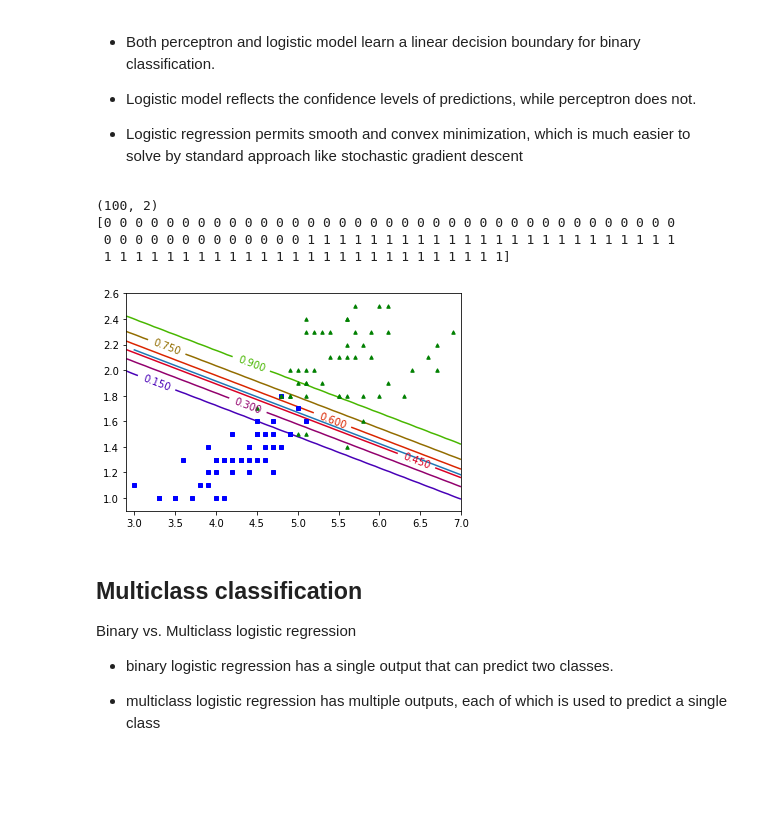
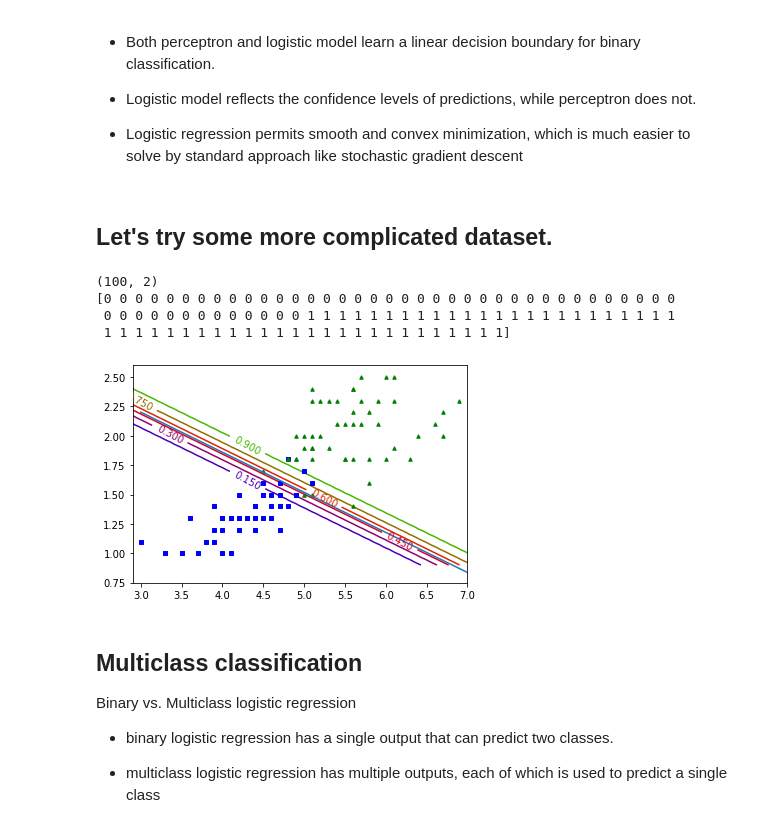
Before and after one commit to yexf308/MachineLearning, a Jupyter notebook: Module1/Logistic_regression2.ipynb, the cells around one changed output. Cells and saved outputs as stored; diff of their text form; code cells hidden in the pictures; blank space fills up the shorter version.

```diff
--- a/Module1/Logistic_regression2.ipynb
+++ b/Module1/Logistic_regression2.ipynb
@@ -86,8 +86,8 @@ $$ \mathbf{w}_{t+1}=\mathbf{w}_t-\frac{\eta_t}{|\mathcal{B}_t|} \sum_{i\in \math
 Validity of SGD: the expectation is the true gradient,
 $$ \mathbb{E}\left[\frac{1}{|\mathcal{B}_t|}\sum_{i\in \mathcal{B}_t }\nabla L_i(\mathbf{w})  \right]=\frac{1}{n}\sum_{i=1}^n\nabla L_i(\mathbf{w})$$
 # %%
-# Make a prediction with weights
-def predict(x, w):
+# calculate the prob with y=1
+def prob(x, w):
 	z = x.dot(w)
 
 	return 1.0 / (1.0 + exp(-z))
@@ -122,12 +122,19 @@ print(X)
  [ 1.          8.67541865 -0.24206865]
  [ 1.          7.67375647  3.50856301]]
 [figure]
+# %%
+def cross_entropy_loss(probability, y):
+  if y == 1:
+    return -y*log(probability)
+  else:
+    return -(1-y)*log(1-probability)
 # %%
 # Estimate logistic regression coefficients using stochastic gradient descent
 
 def train_weights(X, y, l_epoch_span, n_epoch, threshold=0.002):
-  n, m    = X.shape
-  weights = zeros(m) # Initial condition is always 0 vector. it is a bad idea!
+  n, d    = X.shape
+  sum_error_store = []
+  weights = np.zeros(d) # Initial condition is always 0 vector. it is a bad idea!
   # you should modify this code to make IC as an input. Then you can call this call function put the last weight as the new initial condition.
   for epoch in range(n_epoch):
     l_rate   = l_epoch_span[epoch]
@@ -135,15 +142,17 @@ def train_weights(X, y, l_epoch_span, n_epoch, threshold=0.002):
     arr = np.arange(n)
     random.shuffle(arr)
     for i in arr:
-      prediction = predict(X[i,:], weights)
-      error      = prediction - y[i]
-      sum_error  = error**2 + sum_error
+      probability = prob(X[i,:], weights)
+      error      = probability - y[i]
+      #sum_error  = error**2 + sum_error
+      sum_error  = cross_entropy_loss(probability, y[i]) + sum_error
       weights    = weights - l_rate * error * X[i,:]
+    sum_error_store.append(sum_error)
     print('sum_error at ',epoch+1, 'epoch is ', sum_error)
     if sum_error<threshold:
       break
 
 
-  return weights
+  return weights, sum_error_store
 # %%
 
@@ -191,6 +187,8 @@ perceptron does not.
 
 - Logistic regression permits smooth and convex minimization, which is
 much easier to solve by standard approach like stochastic gradient descent
+# %% [markdown]
+## Let's try some more complicated dataset.
 # %%
 from sklearn import datasets
 
@@ -216,9 +216,9 @@ X =hstack([ones((train_x.shape[0],1)), train_x ])
 # %%
-n_epoch = 100
+n_epoch = 150
 n_span = arange(n_epoch)
-l_epoch_span = ones(n_epoch)*0.2
+l_epoch_span = ones(n_epoch)*0.3
 #print(l_rate_span)
-weights = train_weights(X, train_y, l_epoch_span, n_epoch) #you should restart with the new IC.
+weights, sum_error_store = train_weights(X, train_y, l_epoch_span, n_epoch) #you should restart with the new IC.
 print(weights)
 # %%
 x_span = linspace(3,7,100)
@@ -226,22 +226,22 @@ y_span = -(weights[0] + weights[1] * x_span)/weights[2]
 # %%
 # apply test data.
 x1_test = linspace(2.9,7,100)
 x2_test = linspace(0.9,2.6,40)
 [X1, X2]=meshgrid(x1_test, x2_test)
 Xtest = c_[X1.ravel(), X2.ravel()]
 Xtest =hstack([ones((Xtest.shape[0],1)), Xtest ])
-prob = predict(Xtest, weights)
-prob_reshape = prob.reshape(X1.shape)
+probility = prob(Xtest, weights)
+prob_reshape = probility.reshape(X1.shape)
 
 fig, ax = plt.subplots(1, 1)
 ax.plot(train_x[train_y == 0,0],train_x[train_y == 0,1], "bs", markersize=3.5)
 ax.plot(train_x[train_y == 1,0],train_x[train_y == 1,1], "g^", markersize=3.5)
 contour = ax.contour(X1, X2, prob_reshape, cmap=plt.cm.brg)
 ax.clabel(contour, inline=1)
 plot(x_span, y_span)
 plt.show()
 # %% [output]
-[figure, old version]
+[figure, new version]
 # %% [markdown]
 ## Multiclass classification
 Binary vs. Multiclass logistic regression
```
Also changed, not shown: parts of 5 cells of this notebook.
